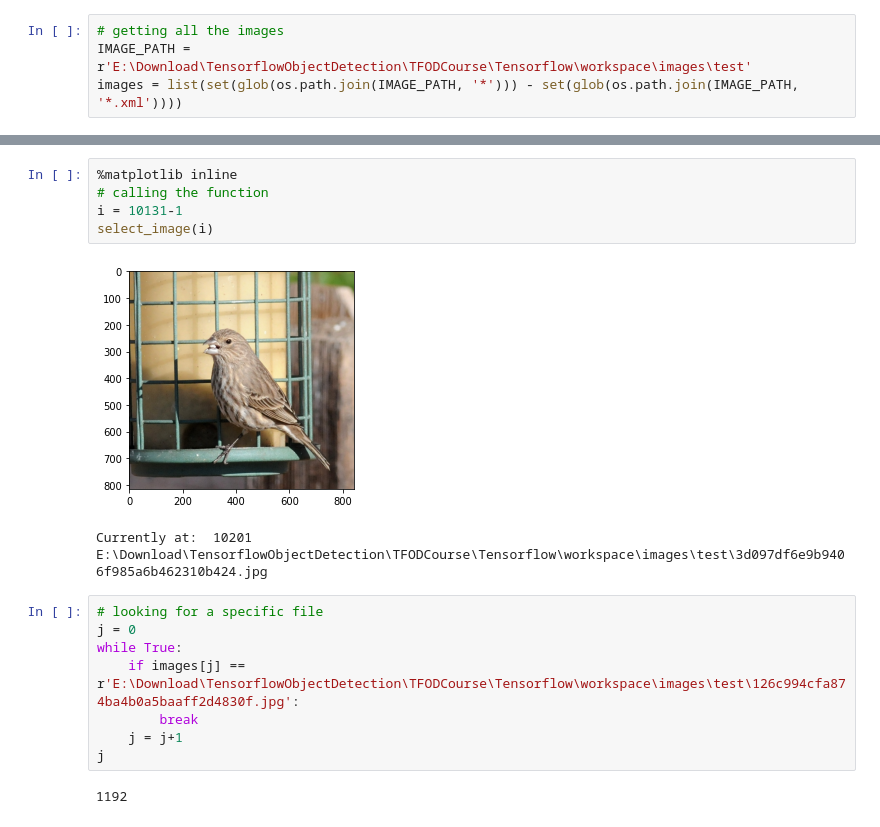
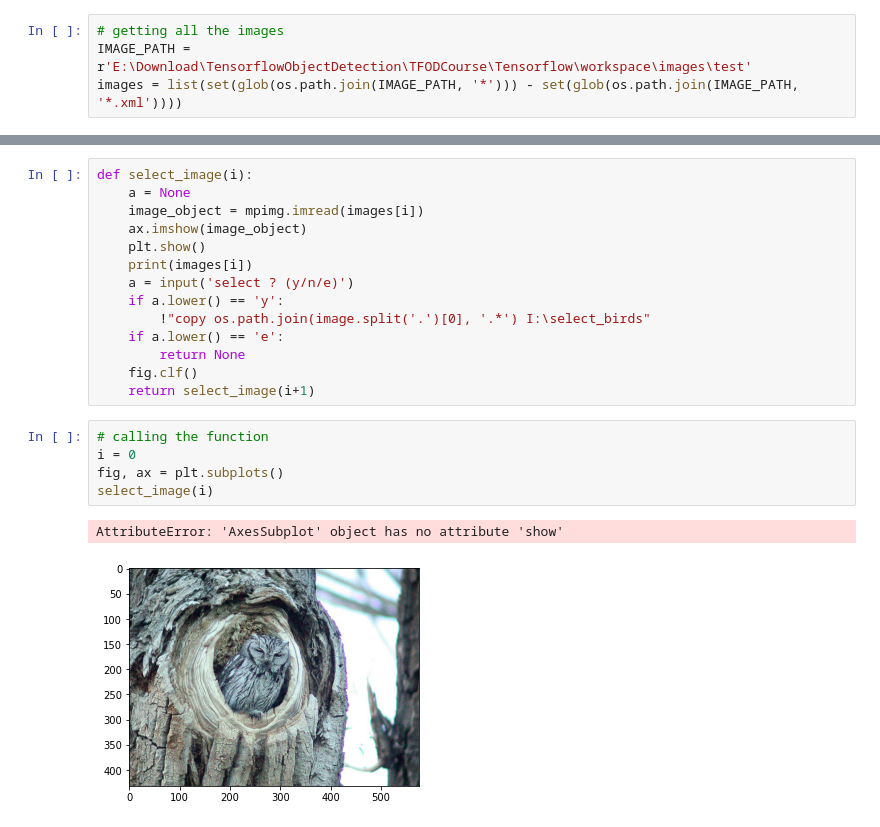
Before and after one commit to khanin-th/BirdBox_helping_drone_detect_bird, a Jupyter notebook: image_selection.ipynb, the cells around one changed output, grey strips where cells are left out. Cells and saved outputs as stored; diff of their text form.

```diff
--- a/image_selection.ipynb
+++ b/image_selection.ipynb
@@ -48,19 +10,22 @@ def select_image(i):
+# %%
+def select_image(i):
+    a = None
+    image_object = mpimg.imread(images[i])
+    ax.imshow(image_object)
+    plt.show()
+    print(images[i])
+    a = input('select ? (y/n/e)')
+    if a.lower() == 'y':
+        !"copy os.path.join(image.split('.')[0], '.*') I:\select_birds"
+    if a.lower() == 'e':
+        return None
+    fig.clf()
+    return select_image(i+1)
 # %%
-%matplotlib inline
 # calling the function
-i = 10131-1
+i = 0
+fig, ax = plt.subplots()
 select_image(i)
 # %% [output]
+AttributeError: 'AxesSubplot' object has no attribute 'show'
-[figure, old version]
+[figure, new version]
-Currently at:  10201
-E:\Download\TensorflowObjectDetection\TFODCourse\Tensorflow\workspace\images\test\3d097df6e9b9406f985a6b462310b424.jpg
-# %%
-# looking for a specific file
-j = 0
-while True:
-    if images[j] == r'E:\Download\TensorflowObjectDetection\TFODCourse\Tensorflow\workspace\images\test\126c994cfa874ba4b0a5baaff2d4830f.jpg':
-        break
-    j = j+1
-j
-# %% [output]
-1192
```
Also changed, not shown: parts of 3 cells of this notebook, 4 other files.
